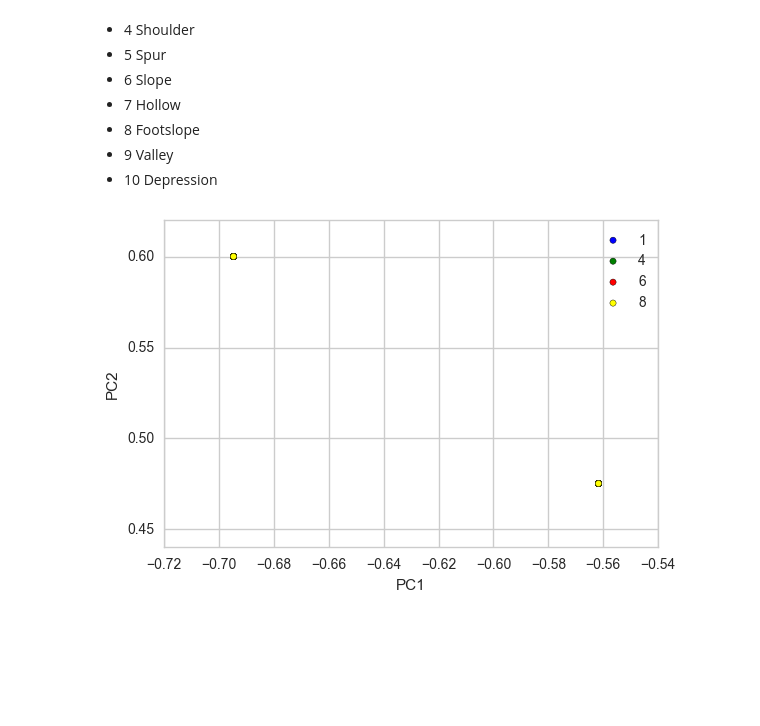
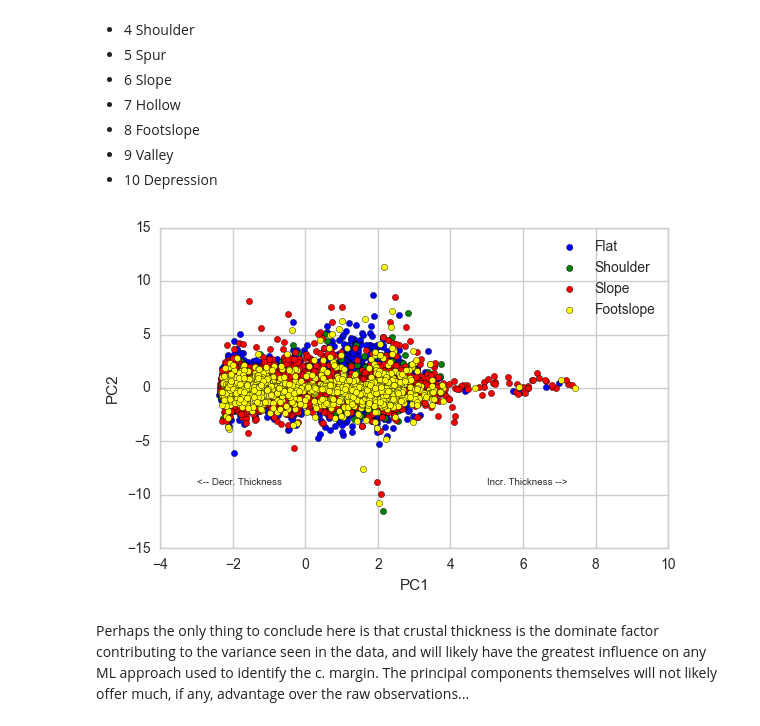
Before and after one commit to pjparis/C_Margin_Mapping, a Jupyter notebook: CMM Sample Data (20k pnts) Principal Components Analysis.ipynb, the cells around one changed output. Drawn from its saved outputs; the diff is of its cells as text; code cells hidden in the pictures; blank space fills up the shorter version.

```diff
--- a/CMM Sample Data (20k pnts) Principal Components Analysis.ipynb
+++ b/CMM Sample Data (20k pnts) Principal Components Analysis.ipynb
@@ -26,7 +26,7 @@ df.CrustThk = df.CrustThk* -1
 
 # build the arrays needed for PCA from the df:
 X = df.ix[:,1:5]      # extract the fields in df that will participate in the PCA
-y = df.ix[:,5]        # extract the geomorphon type classifier field only
+y = np.array(df.ix[:,5] )       # extract the geomorphon type classifier field only
 
 # standardize (mean=0, sd=1) the X array prior to generating covariance matrix:
 X_std = StandardScaler().fit_transform(X)
@@ -192,21 +196,27 @@ __Geomorphon feature type mappings:__
 - 9 Valley
 - 10 Depression
 # %%
-# We're only going to proceed with the first two principal components PC1 and PC2
-
+# 'project' the original sample observations into the new PC coordinate space
 Yp = PCA(n_components=4).fit_transform(X_std)  # must transform standardized, not raw, originals!
 
+# plot only the first two principal components PCA1 and PCA2:
 with plt.style.context('seaborn-whitegrid'):
     plt.figure(figsize=(6,4))
-    for lab, col in zip((1,4,6,8),('blue','green','red','yellow')):
-        plt.scatter(Yp[y==lab, 0],
-                    Yp[y==lab, 1],
+    for form, lab, col in [(1,'Flat','blue'),(4,'Shoulder','green'),(6,'Slope','red'),(8,'Footslope','yellow')]:
+        plt.scatter(Yp[y==form, 0],
+                    Yp[y==form, 1],
                     label=lab,
                     c=col)
     plt.xlabel('PC1')
     plt.ylabel('PC2')
     plt.legend(loc='best')
+
+    plt.text(5,-9, 'Incr. Thickness -->', fontsize=7)
+    plt.text(-3,-9, '<-- Decr. Thickness', fontsize=7)
+
     plt.tight_layout()
     plt.show()
 # %% [output]
-[figure, old version]
+[figure, new version]
+# %% [markdown]
+Perhaps the only thing to conclude here is that crustal thickness is the dominate factor contributing to the variance seen in the data, and will likely have the greatest influence on any ML approach used to identify the c. margin. The principal components themselves will not likely offer much, if any, advantage over the raw observations...
```
Also changed, not shown: parts of 5 cells of this notebook.
